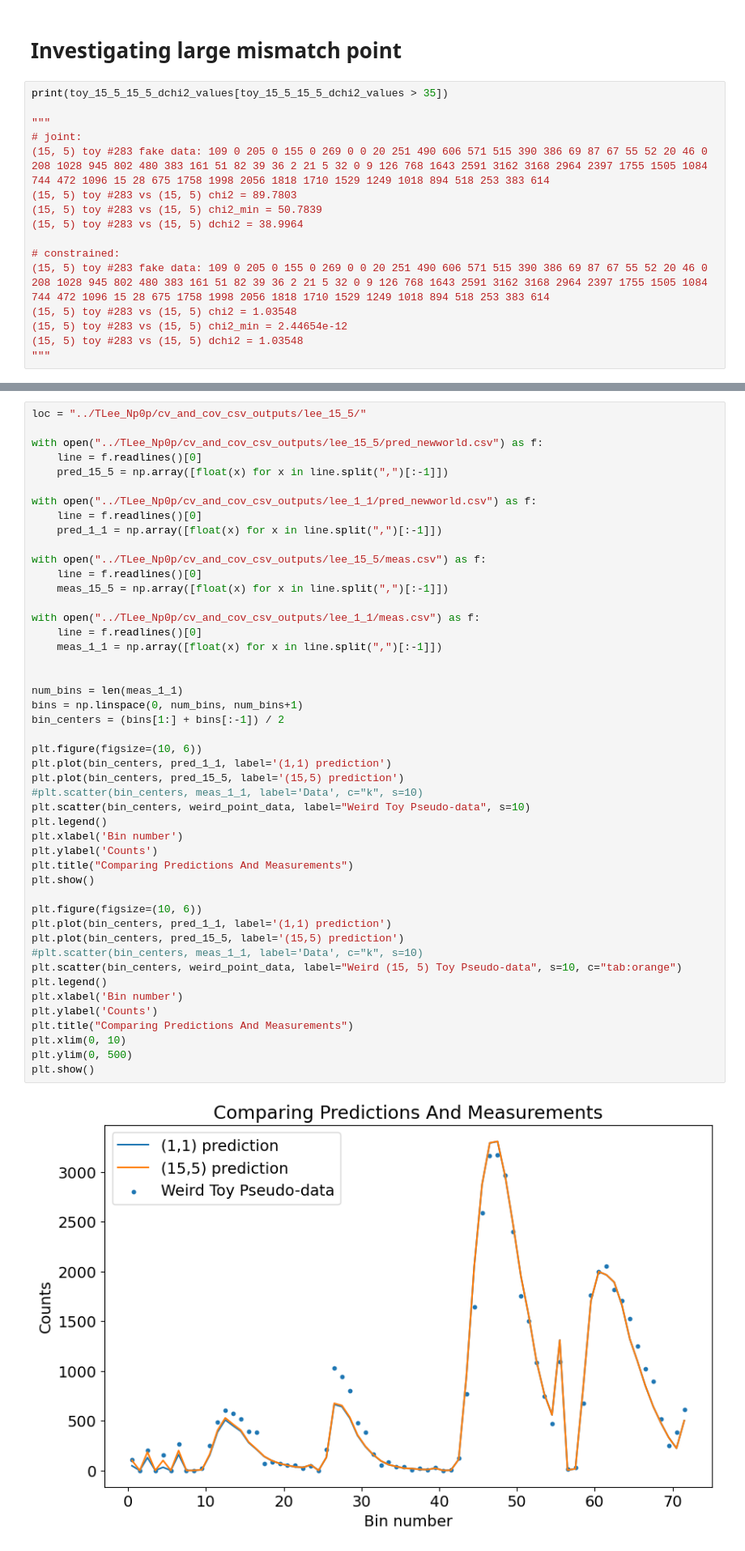
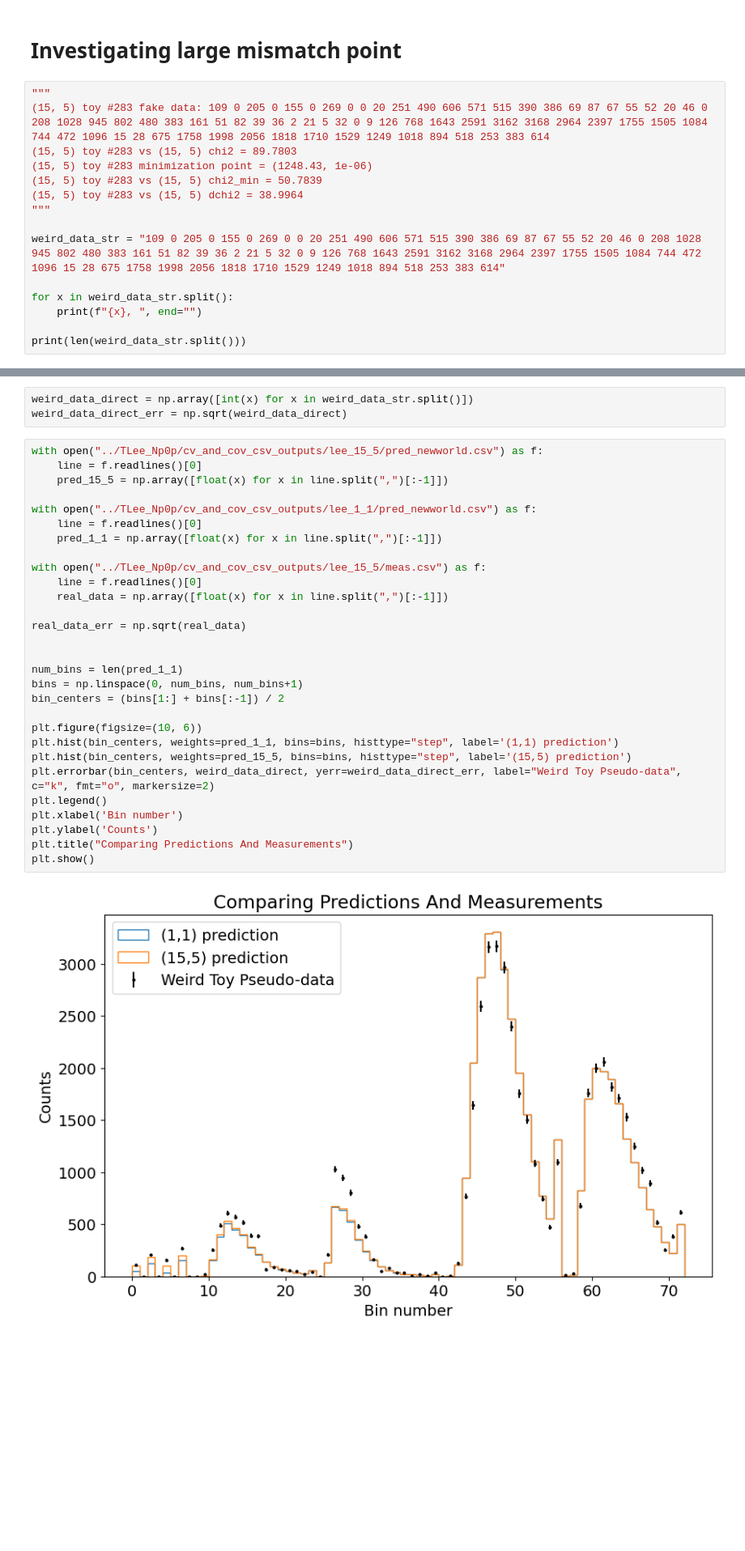
Before and after one commit to leehagaman/wc_framework, a Jupyter notebook: python_tools/chi2s_distributions_15_5_v4.ipynb, the cells around one changed output, grey strips where cells are left out. Shown at 81% size. Cells and saved outputs as stored; diff of their text form; blank space fills up the shorter version.

Commit message:
made chi2 mapping, joint and constrained, real data and weird data point

```diff
--- a/python_tools/chi2s_distributions_15_5_v4.ipynb
+++ b/python_tools/chi2s_distributions_15_5_v4.ipynb
@@ -465,19 +463,18 @@ ZeroDivisionError: division by zero
 # %% [markdown]
 # Investigating large mismatch point
 # %%
-print(toy_15_5_15_5_dchi2_values[toy_15_5_15_5_dchi2_values > 35])
-
 """
-# joint:
 (15, 5) toy #283 fake data: 109 0 205 0 155 0 269 0 0 20 251 490 606 571 515 390 386 69 87 67 55 52 20 46 0 208 1028 945 802 480 383 161 51 82 39 36 2 21 5 32 0 9 126 768 1643 2591 3162 3168 2964 2397 1755 1505 1084 744 472 1096 15 28 675 1758 1998 2056 1818 1710 1529 1249 1018 894 518 253 383 614
 (15, 5) toy #283 vs (15, 5) chi2 = 89.7803
+(15, 5) toy #283 minimization point = (1248.43, 1e-06)
 (15, 5) toy #283 vs (15, 5) chi2_min = 50.7839
 (15, 5) toy #283 vs (15, 5) dchi2 = 38.9964
+"""
 
-# constrained:
-(15, 5) toy #283 fake data: 109 0 205 0 155 0 269 0 0 20 251 490 606 571 515 390 386 69 87 67 55 52 20 46 0 208 1028 945 802 480 383 161 51 82 39 36 2 21 5 32 0 9 126 768 1643 2591 3162 3168 2964 2397 1755 1505 1084 744 472 1096 15 28 675 1758 1998 2056 1818 1710 1529 1249 1018 894 518 253 383 614
-(15, 5) toy #283 vs (15, 5) chi2 = 1.03548
-(15, 5) toy #283 vs (15, 5) chi2_min = 2.44654e-12
-(15, 5) toy #283 vs (15, 5) dchi2 = 1.03548
-"""
+weird_data_str = "109 0 205 0 155 0 269 0 0 20 251 490 606 571 515 390 386 69 87 67 55 52 20 46 0 208 1028 945 802 480 383 161 51 82 39 36 2 21 5 32 0 9 126 768 1643 2591 3162 3168 2964 2397 1755 1505 1084 744 472 1096 15 28 675 1758 1998 2056 1818 1710 1529 1249 1018 894 518 253 383 614"
+
+for x in weird_data_str.split():
+    print(f"{x}, ", end="")
+
+print(len(weird_data_str.split()))
 # %% [output]
@@ -494,49 +482,34 @@ plt.plot(weird_point_data)
+# %%
+weird_data_direct = np.array([int(x) for x in weird_data_str.split()])
+weird_data_direct_err = np.sqrt(weird_data_direct)
 # %%
-loc = "../TLee_Np0p/cv_and_cov_csv_outputs/lee_15_5/"
-
 with open("../TLee_Np0p/cv_and_cov_csv_outputs/lee_15_5/pred_newworld.csv") as f:
     line = f.readlines()[0]
     pred_15_5 = np.array([float(x) for x in line.split(",")[:-1]])
 
 with open("../TLee_Np0p/cv_and_cov_csv_outputs/lee_1_1/pred_newworld.csv") as f:
     line = f.readlines()[0]
     pred_1_1 = np.array([float(x) for x in line.split(",")[:-1]])
 
 with open("../TLee_Np0p/cv_and_cov_csv_outputs/lee_15_5/meas.csv") as f:
     line = f.readlines()[0]
-    meas_15_5 = np.array([float(x) for x in line.split(",")[:-1]])
+    real_data = np.array([float(x) for x in line.split(",")[:-1]])
 
-with open("../TLee_Np0p/cv_and_cov_csv_outputs/lee_1_1/meas.csv") as f:
-    line = f.readlines()[0]
-    meas_1_1 = np.array([float(x) for x in line.split(",")[:-1]])
+real_data_err = np.sqrt(real_data)
 
 
-num_bins = len(meas_1_1)
+num_bins = len(pred_1_1)
 bins = np.linspace(0, num_bins, num_bins+1)
 bin_centers = (bins[1:] + bins[:-1]) / 2
 
 plt.figure(figsize=(10, 6))
-plt.plot(bin_centers, pred_1_1, label='(1,1) prediction')
-plt.plot(bin_centers, pred_15_5, label='(15,5) prediction')
-#plt.scatter(bin_centers, meas_1_1, label='Data', c="k", s=10)
-plt.scatter(bin_centers, weird_point_data, label="Weird Toy Pseudo-data", s=10)
+plt.hist(bin_centers, weights=pred_1_1, bins=bins, histtype="step", label='(1,1) prediction')
+plt.hist(bin_centers, weights=pred_15_5, bins=bins, histtype="step", label='(15,5) prediction')
+plt.errorbar(bin_centers, weird_data_direct, yerr=weird_data_direct_err, label="Weird Toy Pseudo-data", c="k", fmt="o", markersize=2)
 plt.legend()
 plt.xlabel('Bin number')
 plt.ylabel('Counts')
 plt.title("Comparing Predictions And Measurements")
 plt.show()
-
-plt.figure(figsize=(10, 6))
-plt.plot(bin_centers, pred_1_1, label='(1,1) prediction')
-plt.plot(bin_centers, pred_15_5, label='(15,5) prediction')
-#plt.scatter(bin_centers, meas_1_1, label='Data', c="k", s=10)
-plt.scatter(bin_centers, weird_point_data, label="Weird (15, 5) Toy Pseudo-data", s=10, c="tab:orange")
-plt.legend()
-plt.xlabel('Bin number')
-plt.ylabel('Counts')
-plt.title("Comparing Predictions And Measurements")
-plt.xlim(0, 10)
-plt.ylim(0, 500)
-plt.show()
 # %% [output]
-[figure, old version]
+[figure, new version]
```
Also changed, not shown: parts of 16 cells of this notebook, 11 other files.
